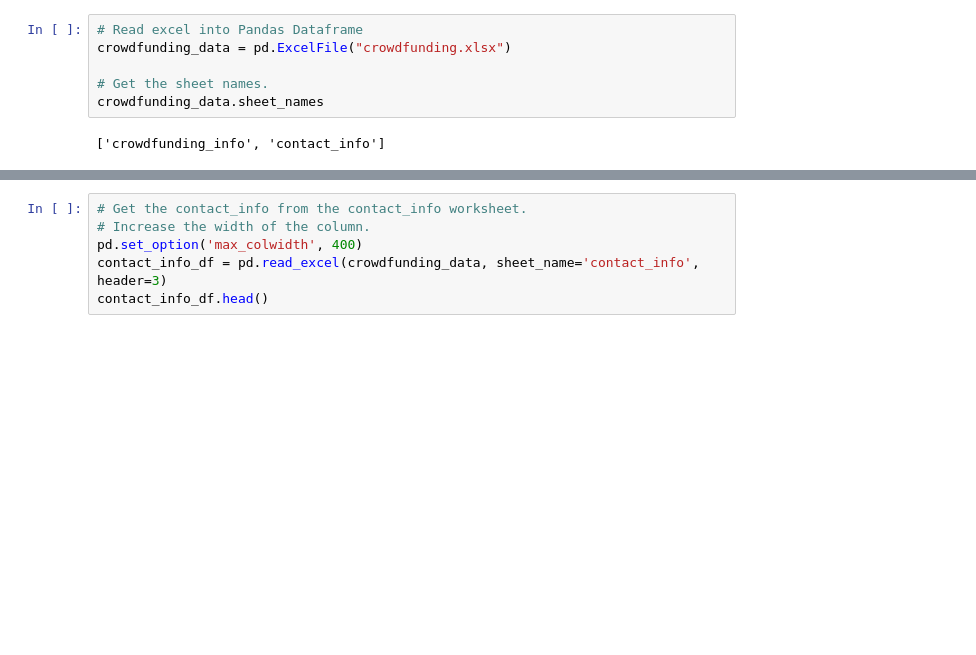
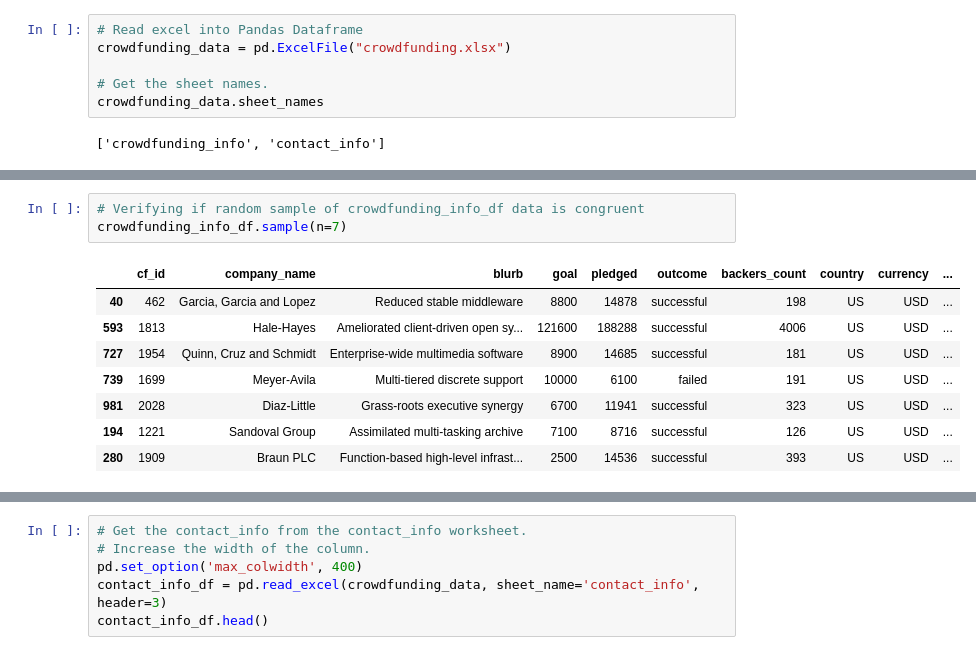
Before and after one commit to Li11iana/Crowdfunding-ETL, a Jupyter notebook: Module/Extract_crowfunding_data.ipynb, the cells around one changed output, grey strips where cells are left out. Drawn from its saved outputs; the diff is of its cells as text; blank space fills up the shorter version.

```diff
--- a/Module/Extract_crowfunding_data.ipynb
+++ b/Module/Extract_crowfunding_data.ipynb
@@ -24,0 +37,12 @@ crowdfunding_info_df.head()
+# %%
+# Verifying if random sample of crowdfunding_info_df data is congruent
+crowdfunding_info_df.sample(n=7)
+# %% [output]
+|  | cf_id | company_name | blurb | goal | pledged | outcome | backers_count | country | currency | ... |
+| 40 | 462 | Garcia, Garcia and Lopez | Reduced stable middleware | 8800 | 14878 | successful | 198 | US | USD | ... |
+| 593 | 1813 | Hale-Hayes | Ameliorated client-driven open sy... | 121600 | 188288 | successful | 4006 | US | USD | ... |
+| 727 | 1954 | Quinn, Cruz and Schmidt | Enterprise-wide multimedia software | 8900 | 14685 | successful | 181 | US | USD | ... |
+| 739 | 1699 | Meyer-Avila | Multi-tiered discrete support | 10000 | 6100 | failed | 191 | US | USD | ... |
+| 981 | 2028 | Diaz-Little | Grass-roots executive synergy | 6700 | 11941 | successful | 323 | US | USD | ... |
+| 194 | 1221 | Sandoval Group | Assimilated multi-tasking archive | 7100 | 8716 | successful | 126 | US | USD | ... |
+| 280 | 1909 | Braun PLC | Function-based high-level infrast... | 2500 | 14536 | successful | 393 | US | USD | ... |
```
Also changed, not shown: parts of 24 cells of this notebook, 2 other files.
